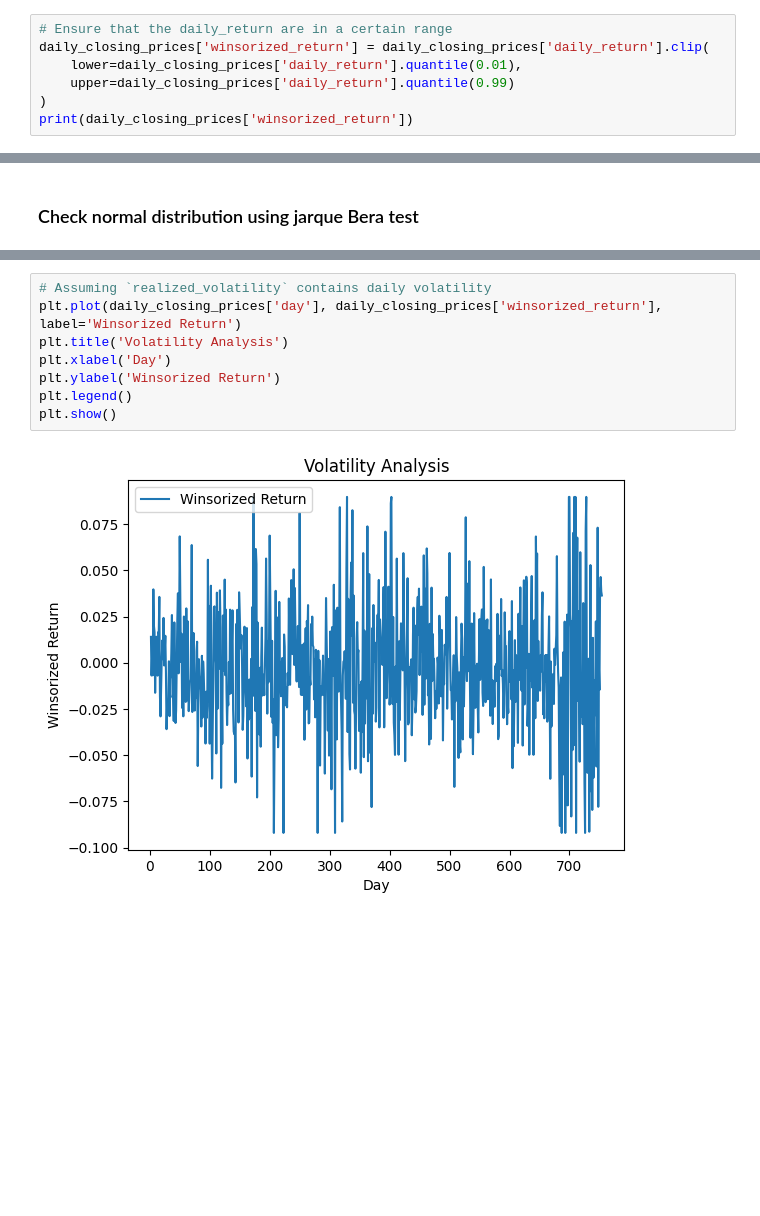
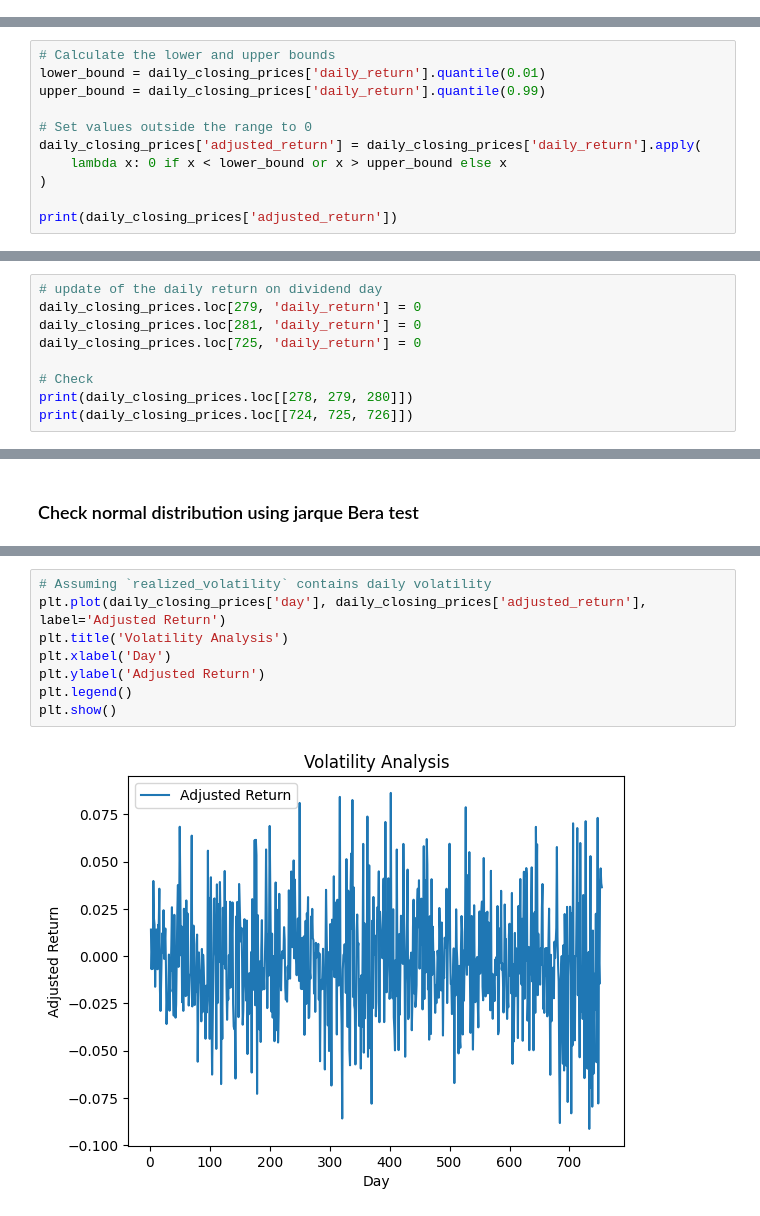
Before and after one commit to Adrien1126/EconometryProject, a Jupyter notebook: notebooks/notebookFinal.ipynb, the cells around one changed output, grey strips where cells are left out. Drawn from its saved outputs; the diff is of its cells as text; blank space fills up the shorter version.

Commit message:
Adjusted Return to pass normality test

```diff
--- a/notebooks/notebookFinal.ipynb
+++ b/notebooks/notebookFinal.ipynb
@@ -437,10 +437,3 @@ print(spike_data)
     These spikes could also result from broader market events, like a financial crisis or macroeconomic news affecting the asset.
 # %% [markdown]
 ### Manage the spikes
-# %%
-# Ensure that the daily_return are in a certain range
-daily_closing_prices['winsorized_return'] = daily_closing_prices['daily_return'].clip(
-    lower=daily_closing_prices['daily_return'].quantile(0.01),
-    upper=daily_closing_prices['daily_return'].quantile(0.99)
-)
-print(daily_closing_prices['winsorized_return'])
@@ -459,0 +512,11 @@ Name: winsorized_return, Length: 753, dtype: float64
+# %%
+# Calculate the lower and upper bounds
+lower_bound = daily_closing_prices['daily_return'].quantile(0.01)
+upper_bound = daily_closing_prices['daily_return'].quantile(0.99)
+
+# Set values outside the range to 0
+daily_closing_prices['adjusted_return'] = daily_closing_prices['daily_return'].apply(
+    lambda x: 0 if x < lower_bound or x > upper_bound else x
+)
+
+print(daily_closing_prices['adjusted_return'])
@@ -459,0 +536,9 @@ Name: winsorized_return, Length: 753, dtype: float64
+# %%
+# update of the daily return on dividend day
+daily_closing_prices.loc[279, 'daily_return'] = 0
+daily_closing_prices.loc[281, 'daily_return'] = 0
+daily_closing_prices.loc[725, 'daily_return'] = 0
+
+# Check
+print(daily_closing_prices.loc[[278, 279, 280]])
+print(daily_closing_prices.loc[[724, 725, 726]])
@@ -505,10 +648,10 @@ Normality: Rejected
 # %%
 # Assuming `realized_volatility` contains daily volatility
-plt.plot(daily_closing_prices['day'], daily_closing_prices['winsorized_return'], label='Winsorized Return')
+plt.plot(daily_closing_prices['day'], daily_closing_prices['adjusted_return'], label='Adjusted Return')
 plt.title('Volatility Analysis')
 plt.xlabel('Day')
-plt.ylabel('Winsorized Return')
+plt.ylabel('Adjusted Return')
 plt.legend()
 plt.show()
 # %% [output]
-[figure, old version]
+[figure, new version]
```
Also changed, not shown: parts of 19 cells of this notebook.
